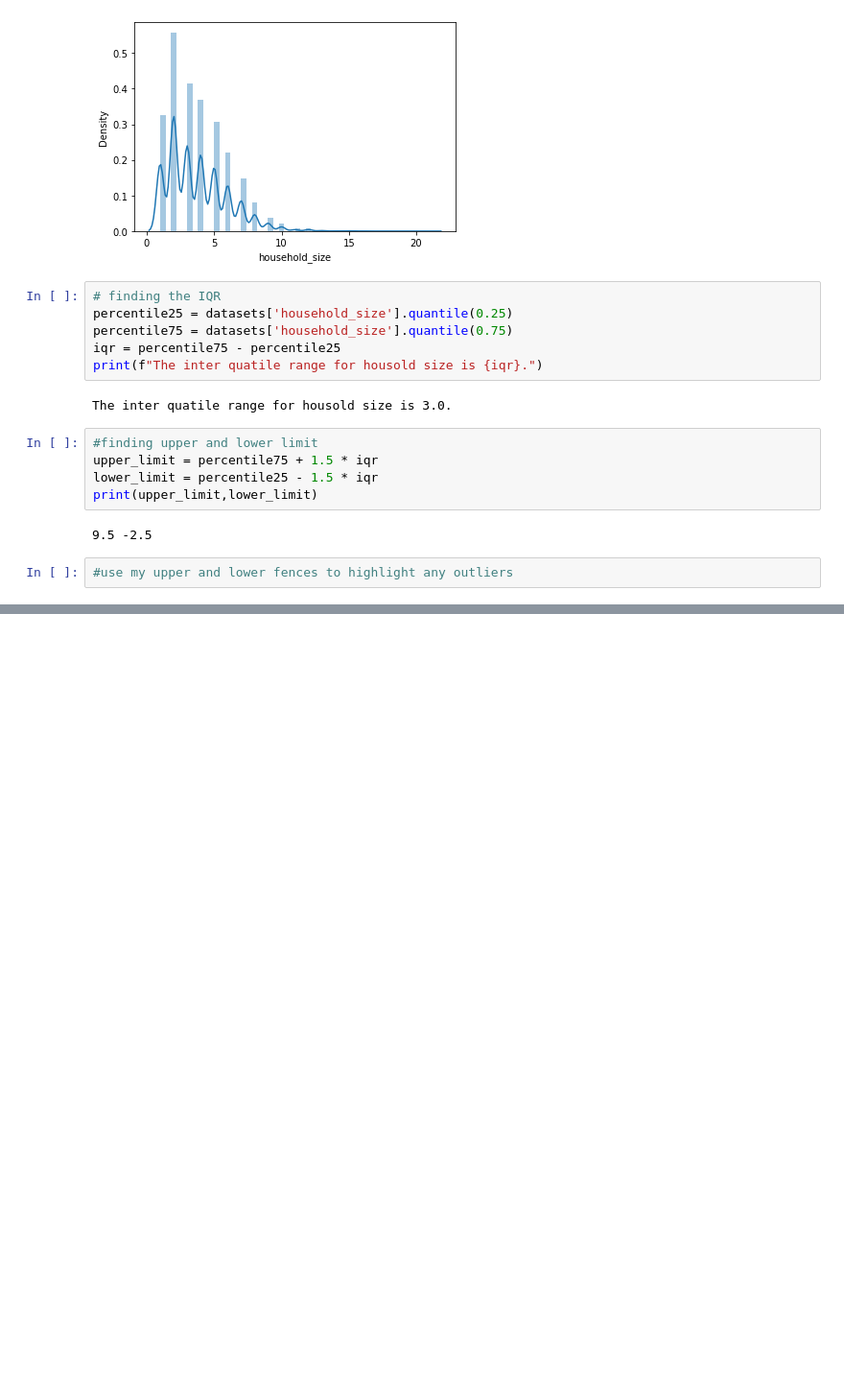
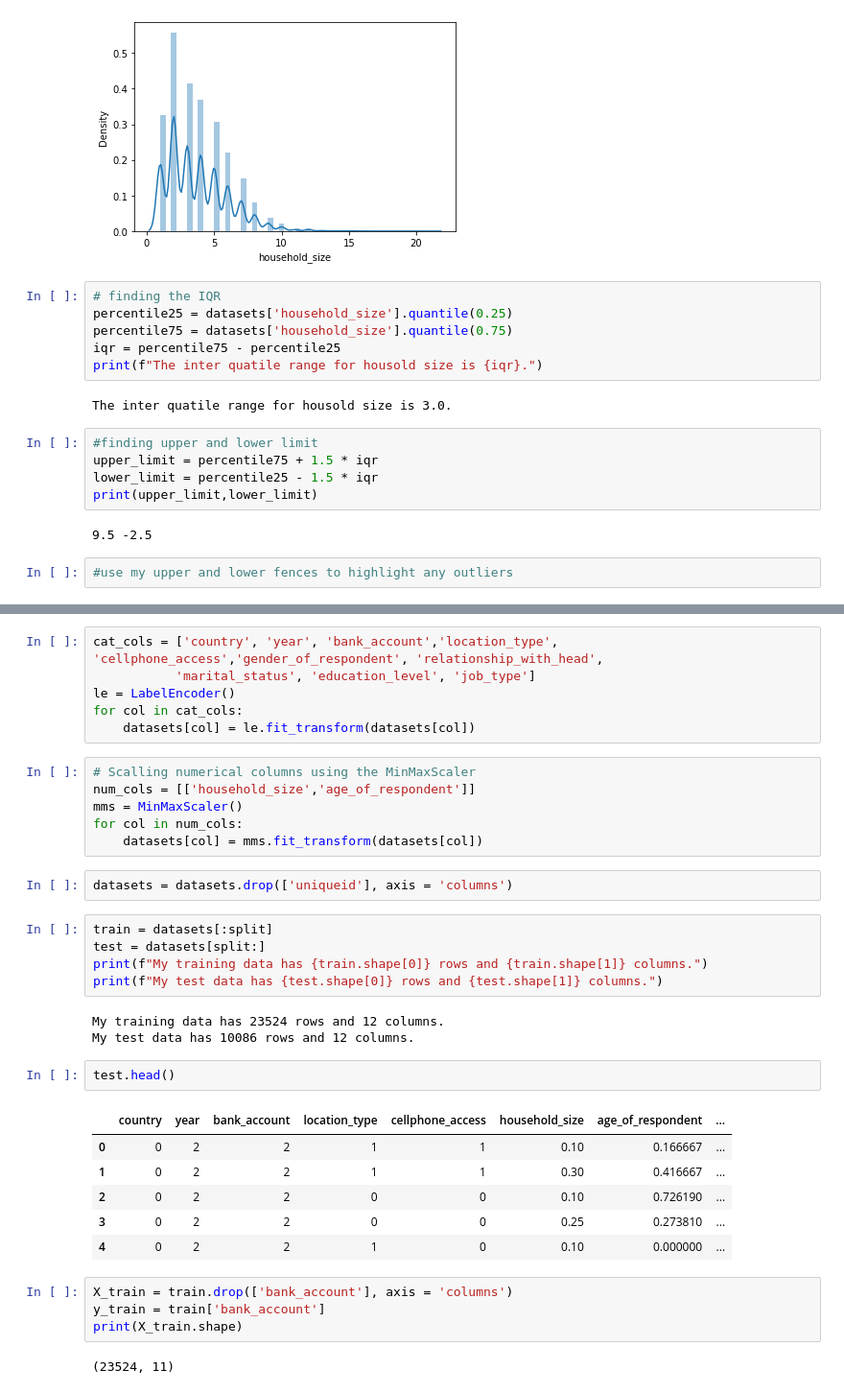
Before and after one commit to stevejj4/Financial-Inclusion-In-Afrika, a Jupyter notebook: processing.ipynb, the cells around one changed output, grey strips where cells are left out. Shown at 96% size. Saved outputs shown, nothing was run; the diff lists cells and outputs as text; blank space fills up the shorter version.

```diff
--- a/processing.ipynb
+++ b/processing.ipynb
@@ -346,0 +367,37 @@ print(upper_limit,lower_limit)
+# %%
+cat_cols = ['country', 'year', 'bank_account','location_type', 'cellphone_access','gender_of_respondent', 'relationship_with_head',
+           'marital_status', 'education_level', 'job_type']
+le = LabelEncoder()
+for col in cat_cols:
+    datasets[col] = le.fit_transform(datasets[col])
+# %%
+# Scalling numerical columns using the MinMaxScaler
+num_cols = [['household_size','age_of_respondent']]
+mms = MinMaxScaler()
+for col in num_cols:
+    datasets[col] = mms.fit_transform(datasets[col])
+# %%
+datasets = datasets.drop(['uniqueid'], axis = 'columns')
+# %%
+train = datasets[:split]
+test = datasets[split:]
+print(f"My training data has {train.shape[0]} rows and {train.shape[1]} columns.")
+print(f"My test data has {test.shape[0]} rows and {test.shape[1]} columns.")
+# %% [output]
+My training data has 23524 rows and 12 columns.
+My test data has 10086 rows and 12 columns.
+# %%
+test.head()
+# %% [output]
+|  | country | year | bank_account | location_type | cellphone_access | household_size | age_of_respondent | ... |
+| 0 | 0 | 2 | 2 | 1 | 1 | 0.10 | 0.166667 | ... |
+| 1 | 0 | 2 | 2 | 1 | 1 | 0.30 | 0.416667 | ... |
+| 2 | 0 | 2 | 2 | 0 | 0 | 0.10 | 0.726190 | ... |
+| 3 | 0 | 2 | 2 | 0 | 0 | 0.25 | 0.273810 | ... |
+| 4 | 0 | 2 | 2 | 1 | 0 | 0.10 | 0.000000 | ... |
+# %%
+X_train = train.drop(['bank_account'], axis = 'columns')
+y_train = train['bank_account']
+print(X_train.shape)
+# %% [output]
+(23524, 11)
```
Also changed, not shown: parts of 16 cells of this notebook, 2 other files.
